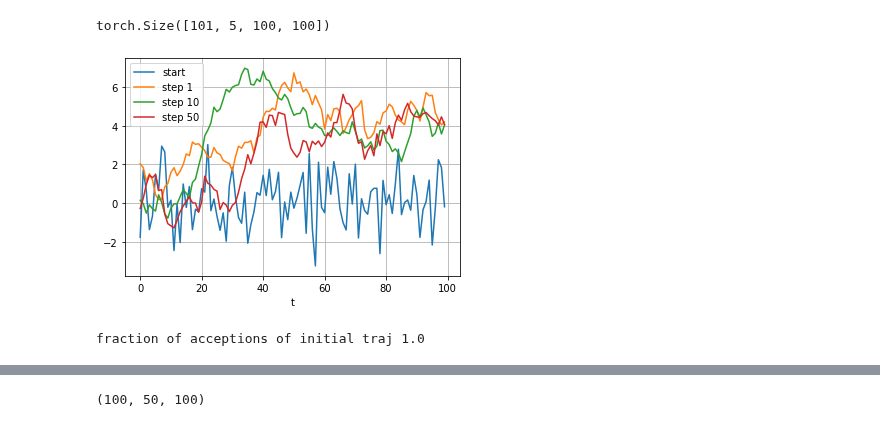
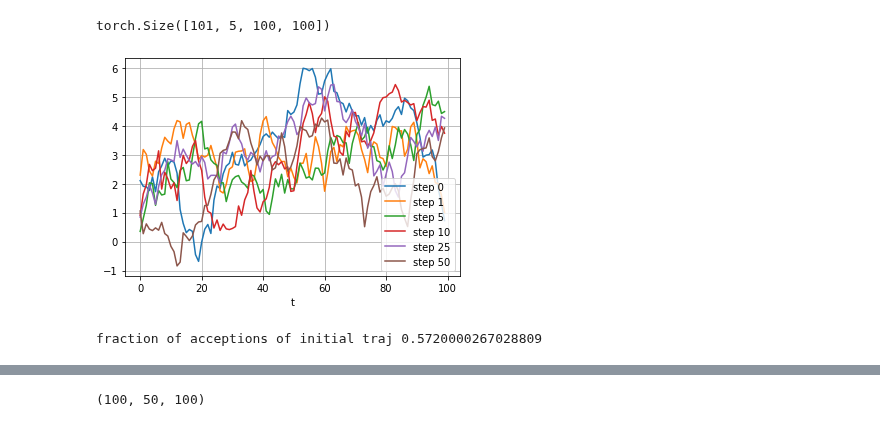
Before and after one commit to premolab/gans_sampling, a Jupyter notebook: notebooks/testing_stuff.ipynb, the cells around one changed output, grey strips where cells are left out. Drawn from its saved outputs; the diff is of its cells as text; code cells hidden in the pictures.

```diff
--- a/notebooks/testing_stuff.ipynb
+++ b/notebooks/testing_stuff.ipynb
@@ -55,7 +58,7 @@ num_points_in_chain = 100
 strategy_mean = 'chain'
 device = torch.device('cuda:1' if torch.cuda.is_available() else 'cpu')
 #device = 'cpu'
-batch_size = 20
+batch_size = 250
 n_steps = 100
 # %%
 dim = 100
@@ -69,7 +72,7 @@ N = 2
 
 T = 100
 betas = list(np.linspace(1., 0., T)**.5)
-rhos = [0.]*T #np.linspace(1, .7, T)
+rhos = np.linspace(0.71, 0.7, T) #[0.9]*T #np.linspace(1, .7, T)
 
 
 grad_step = 0.1
@@ -87,6 +90,7 @@ start = proposal.sample([batch_size, len(betas)])
 # %%
 history, acceptence, traj_hist = citerais_ula_dynamics(start,
                                                 target.log_prob,
+                                                proposal,
                                                 method_params['n_steps'],
                                                 method_params['grad_step'],
                                                 method_params['eps_scale'],
@@ -103,19 +107,19 @@ torch.Size([101, 5, 100, 100])
 # %%
 from matplotlib import pyplot as plt
 
-id = 4
+id = 1
 dim_id = 5
-plt.plot(np.arange(trs.shape[2]), trs[0, id, :, dim_id], label='start')
-plt.plot(np.arange(trs.shape[2]), trs[1, id, :, dim_id], label='step 1')
-plt.plot(np.arange(trs.shape[2]), trs[10, id, :, dim_id], label='step 10')
-plt.plot(np.arange(trs.shape[2]), trs[50, id, :, dim_id], label='step 50')
+steps = [0, 1, 5, 10, 25, 50]
+for step in steps:
+    plt.plot(np.arange(trs.shape[2]), trs[step, id, :, dim_id], label=f'step {step}')
+
 plt.legend()
 plt.xlabel('t')
 #plt.ylabel(f'{dim_id} coordinate')
 plt.grid()
-#plt.savefig('../../diff.png')
+#plt.savefig(f'../../diff_rho{rhos[0]:.1f}.png')
 # %% [output]
-[figure, old version]
+[figure, new version]
 # %%
 # plt.plot(np.arange(78)+1, acceptence[120].mean(1))
 # plt.savefig('../../accept_rate.png')
@@ -125,6 +129,6 @@ plt.grid()
 start_res = torch.stack(history, 0)
 print('fraction of acceptions of initial traj', (start_res[1:] != start_res[:-1]).float().min(-1)[0][0].mean().item())
 # %% [output]
-fraction of acceptions of initial traj 1.0
+fraction of acceptions of initial traj 0.5720000267028809
 # %%
 last_history = history[-num_points_in_chain:]
```
Also changed, not shown: parts of 15 cells of this notebook, 2 other files.
